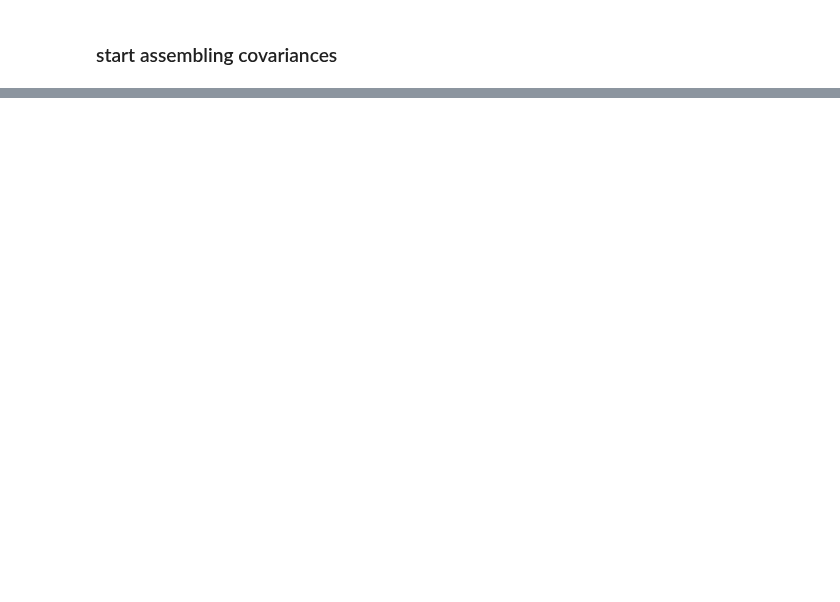
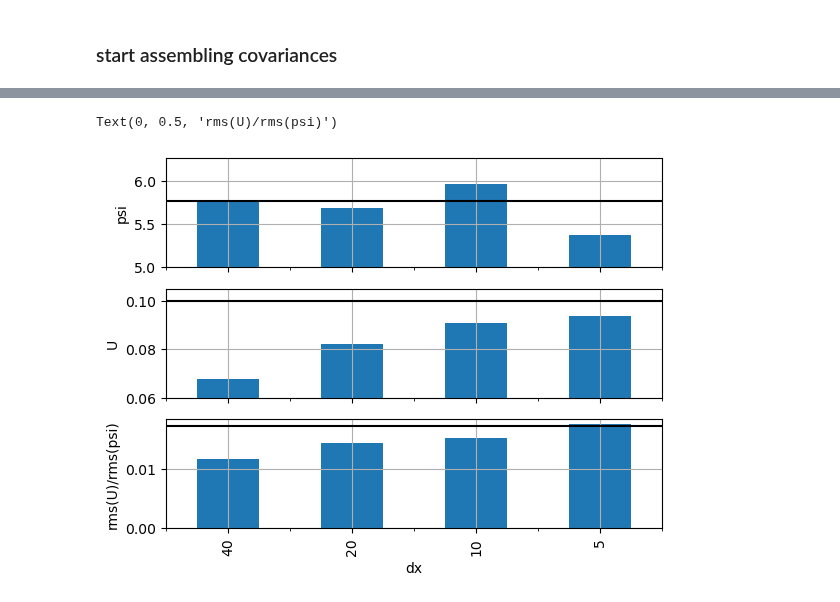
Before and after one commit to ahmaddroobi99/nwa, a Jupyter notebook: stats/flow_resolution_sensitivity.ipynb, the cells around one changed output, grey strips where cells are left out. Saved outputs shown, nothing was run; the diff lists cells and outputs as text; code cells hidden in the pictures; blank space fills up the shorter version.

```diff
--- a/stats/flow_resolution_sensitivity.ipynb
+++ b/stats/flow_resolution_sensitivity.ipynb
@@ -257,0 +239,28 @@ ax.set_yscale("log")
+# %%
+std = xr.concat([std40, std20, std10, std5], dim=pd.Index([40,20,10,5], name="dx"))
+
+fig, axes = plt.subplots(3,1, sharex=True)
+
+ax, v, ref = axes[0], "psi", η*(1-pp_ratio)
+std[v].mean("seed").to_series().plot.bar(ax=ax)
+ax.axhline(ref, color="k")
+ax.set_ylim(5, None)
+ax.grid()
+ax.set_ylabel(v)
+
+ax, v, ref = axes[1], "U", U
+std[v].mean("seed").to_series().plot.bar(ax=ax)
+ax.axhline(ref, color="k")
+ax.set_ylim(0.06, None)
+ax.grid()
+ax.set_ylabel(v)
+
+ax, ref = axes[2], U / η*(1-pp_ratio)
+(std["U"]/std["psi"]).mean("seed").to_series().plot.bar(ax=ax)
+ax.axhline(ref, color="k")
+#ax.set_ylim(0.06, None)
+ax.grid()
+ax.set_ylabel("rms(U)/rms(psi)")
+# %% [output]
+Text(0, 0.5, 'rms(U)/rms(psi)')
+[figure, added]
```
Also changed, not shown: parts of 35 cells of this notebook, 7 other files.
